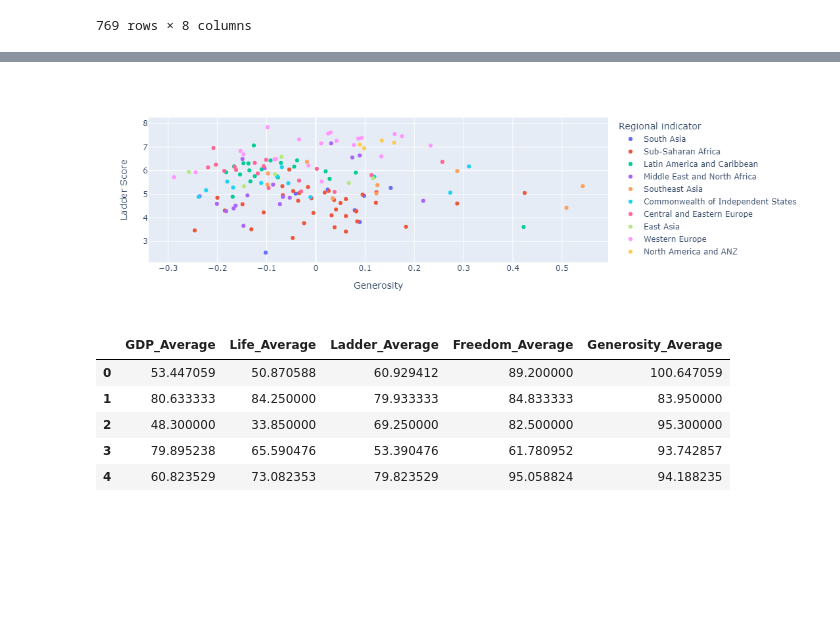
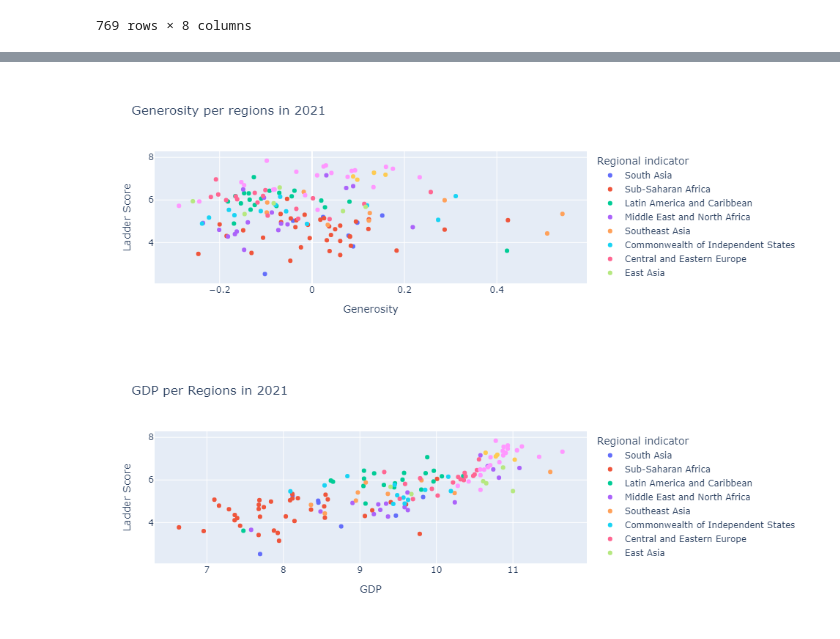
Before and after one commit to Ryan-Malin/TeamHappinessMain, a Jupyter notebook: Asels.ipynb, the cells around one changed output, grey strips where cells are left out. Cells and saved outputs as stored; diff of their text form; code cells hidden in the pictures; blank space fills up the shorter version.

```diff
--- a/Asels.ipynb
+++ b/Asels.ipynb
@@ -170,7 +171,7 @@ chart_countries_df.head(3)
 #Bubble plot: A bubble plot is a scatterplot where the circle size is mapped to the value of a third numeric variable. This section shows many bubble plots made with Python, using both the Matplotlib and Seaborn libraries.
 years = chart_countries_df.reset_index()['Year']
 min_yr = years.min()
-fig = px.scatter(chart_countries_df.loc[2021],x='Generosity', y='Ladder Score', color='Regional indicator', hover_data=['Country'])
-
+fig = px.scatter(chart_countries_df.loc[2021],x='Generosity', y='Ladder Score', color='Regional indicator', hover_data=['Country'], title= 'Generosity per regions in 2021')
+fig.write_image("Generos.png")
 fig.show()
 # %% [output]
@@ -178,16 +178,9 @@ fig.show()
-[figure, old version]
+[figure, new version]
 # %%
-# Study data files
+#Bubble plot: A bubble plot is a scatterplot where the circle size is mapped to the value of a third numeric variable. This section shows many bubble plots made with Python, using both the Matplotlib and Seaborn libraries.
 
-leveled_path = "Resources/Combined_17July2021.csv"
-
-# Read the mouse data and the study results
-unified_data = pd.read_csv(leveled_path)
-unified_data.head()
+fig= px.scatter(chart_countries_df.loc[2021],x='GDP', y='Ladder Score', color='Regional indicator', hover_data=['Country'], title="GDP per Regions in 2021")
+fig.write_image("GDP.png")
+fig.show()
 # %% [output]
-|  | GDP_Average | Life_Average | Ladder_Average | Freedom_Average | Generosity_Average |
-| 0 | 53.447059 | 50.870588 | 60.929412 | 89.200000 | 100.647059 |
-| 1 | 80.633333 | 84.250000 | 79.933333 | 84.833333 | 83.950000 |
-| 2 | 48.300000 | 33.850000 | 69.250000 | 82.500000 | 95.300000 |
-| 3 | 79.895238 | 65.590476 | 53.390476 | 61.780952 | 93.742857 |
-| 4 | 60.823529 | 73.082353 | 79.823529 | 95.058824 | 94.188235 |
+[figure, added]
```
Also changed, not shown: parts of 9 cells of this notebook, 10 other files.
